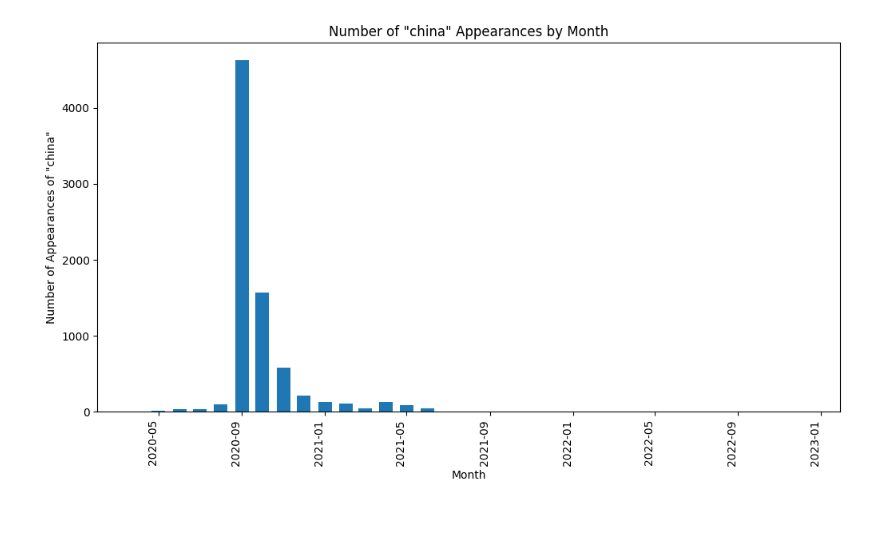
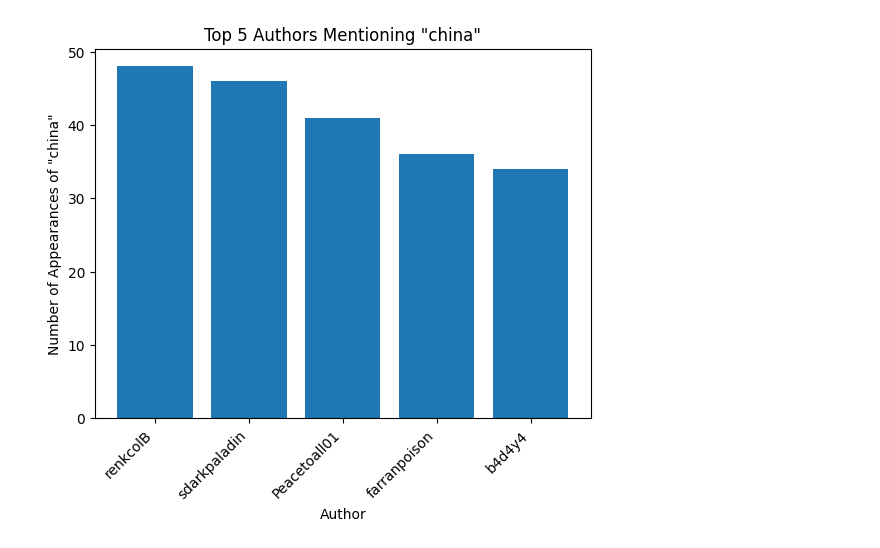
Before and after one commit to thefathan/RedditCrawler, a Jupyter notebook: src/dataviz.ipynb, the cells around one changed output. Drawn from its saved outputs; the diff is of its cells as text; code cells hidden in the pictures; blank space fills up the shorter version.

```diff
--- a/src/dataviz.ipynb
+++ b/src/dataviz.ipynb
@@ -108,4 +155,4 @@ def wordappear_permonth(word):
-# %%
-wordappear_permonth("china")
-# %% [output]
-[figure, removed]
+# %%
+top_authormention("china", 5)
+# %% [output]
+[figure, added]
```
Also changed, not shown: parts of 6 cells of this notebook.
